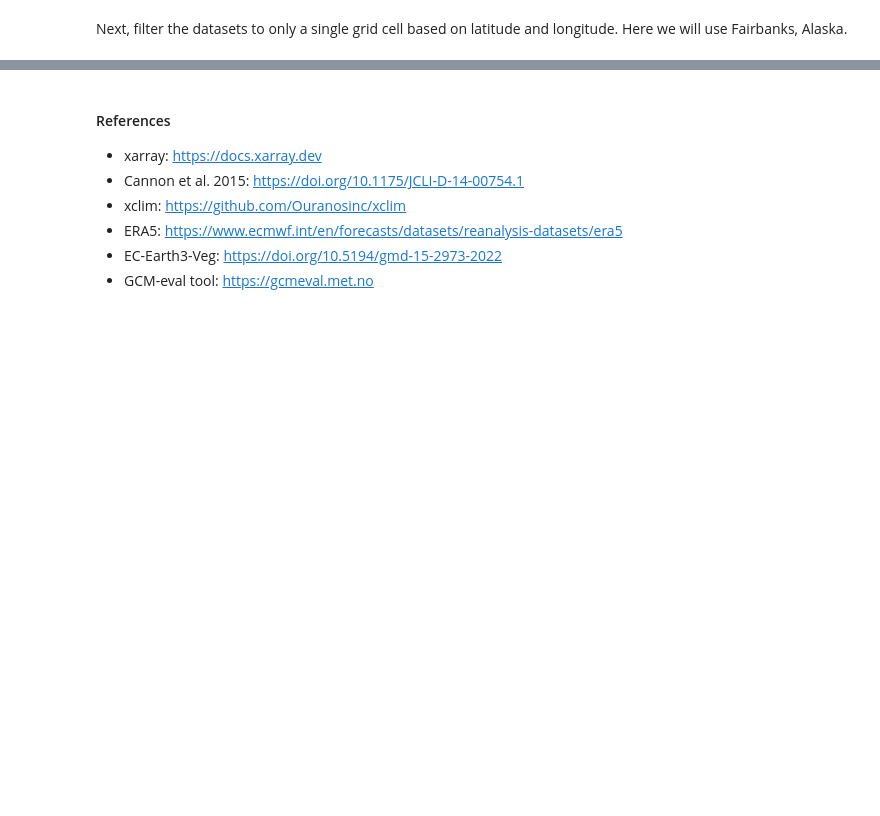
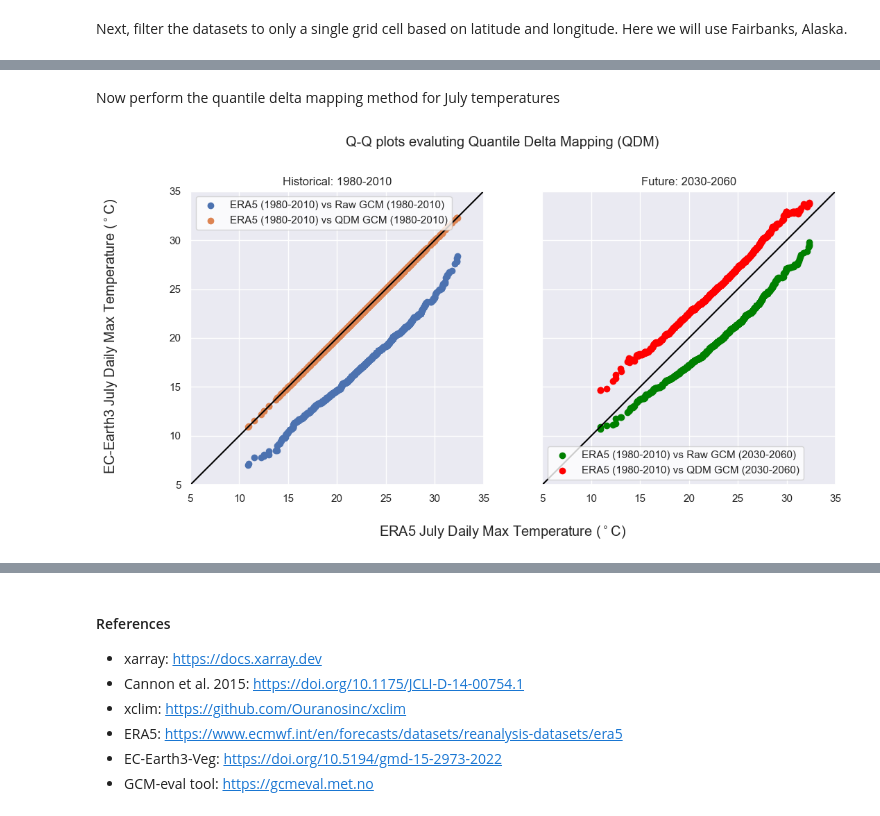
Before and after one commit to amyoung01/boreal_wildfire_feedbacks, a Jupyter notebook: notebooks/01_bias-correcting-GCMs.ipynb, the cells around one changed output, grey strips where cells are left out. Drawn from its saved outputs; the diff is of its cells as text; code cells hidden in the pictures; blank space fills up the shorter version.

```diff
--- a/notebooks/01_bias-correcting-GCMs.ipynb
+++ b/notebooks/01_bias-correcting-GCMs.ipynb
@@ -107,0 +241,44 @@ NameError: name 'x' is not defined
+# %% [markdown]
+Now perform the quantile delta mapping method for July temperatures
+# %%
+ref_invcdf = np.apply_along_axis(invcdf,axis=0,arr=ref_cdf,q0=hst_quantiles,
+                                 q1=prj_quantiles)
+hst_invcdf = np.apply_along_axis(invcdf,axis=0,arr=hst_cdf,q0=hst_quantiles,
+                                 q1=prj_quantiles)
+
+x_hst = np.sort(hst_pt['tasmax'].sel(time=prj_pt.time.dt.month==7).values)
+x_prj = np.sort(prj_pt['tasmax'].sel(time=prj_pt.time.dt.month==7).values)
+
+# This is the actual bias correction right here, adjusting the inverse cdf
+# (i.e. quantile function). Note that this would be multiplication '*' not
+# addition '+' for proportional deltas such as for precipitation, and the delta
+# would be calculated using a ratio ('\' i.e. division), not subtraction.
+hst_bias_corrected = ref_invcdf + (x_hst - hst_invcdf)
+prj_bias_corrected = ref_invcdf + (x_prj - hst_invcdf)
+
+fig, (ax1, ax2) = plt.subplots(1, 2,figsize=(12,6),sharex=True,sharey=True)
+
+ax1.set_box_aspect(1)
+ax1.scatter(ref_invcdf,x_hst,label='ERA5 (1980-2010) vs Raw GCM (1980-2010)')
+ax1.scatter(ref_invcdf,hst_bias_corrected,label='ERA5 (1980-2010) vs QDM GCM (1980-2010)')
+ax1.plot([5,35],[5,35],color='black')
+ax1.set_xlim(5,35)
+ax1.set_ylim(5,35)
+ax1.legend(facecolor='white')
+ax1.set_title('Historical: 1980-2010')
+# ax1.show()
+
+ax2.set_box_aspect(1)
+ax2.scatter(ref_invcdf,x_prj,color='green',label='ERA5 (1980-2010) vs Raw GCM (2030-2060)')
+ax2.scatter(ref_invcdf,prj_bias_corrected,color='red',label='ERA5 (1980-2010) vs QDM GCM (2030-2060)')
+ax2.plot([5,35],[5,35],color='black')
+ax2.legend(facecolor='white')
+ax2.set_title('Future: 2030-2060')
+
+fig.suptitle('Q-Q plots evaluting Quantile Delta Mapping (QDM)')
+fig.supxlabel('ERA5 July Daily Max Temperature ($^\circ$C)')
+fig.supylabel('EC-Earth3 July Daily Max Temperature ($^\circ$C)')
+
+plt.show()
+# %% [output]
+[figure, added]
```
Also changed, not shown: parts of 24 cells of this notebook.
